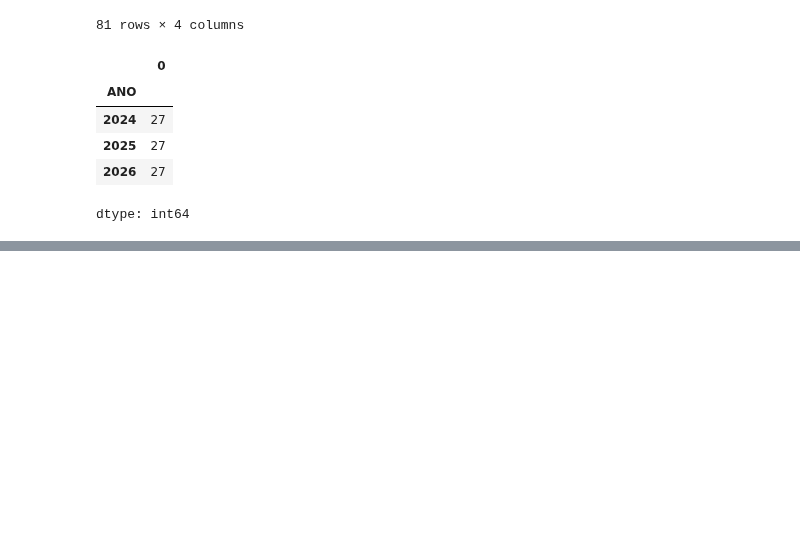
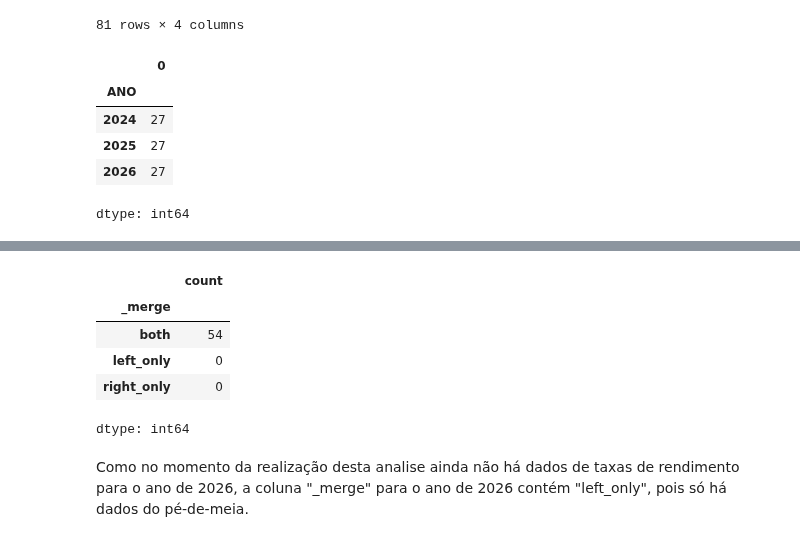
Before and after one commit to lucas-estanislau/pe-de-meia, a Jupyter notebook: 02_agregação.ipynb, the cells around one changed output, grey strips where cells are left out. Drawn from its saved outputs; the diff is of its cells as text; code cells hidden in the pictures; blank space fills up the shorter version.

```diff
--- a/02_agregação.ipynb
+++ b/02_agregação.ipynb
@@ -147,0 +199,11 @@ df_valor_total.to_csv(
+# %%
+df_final[df_final["ANO"].isin([2024, 2025])]["_merge"].value_counts()
+# %% [output]
+|  | count |
+| _merge |  |
+| both | 54 |
+| left_only | 0 |
+| right_only | 0 |
+dtype: int64
+# %% [markdown]
+Como no momento da realização desta analise ainda não há dados de taxas de rendimento para o ano de 2026, a coluna "_merge" para o ano de 2026 contém "left_only", pois só há dados do pé-de-meia.
```
Also changed, not shown: parts of 10 cells of this notebook.
